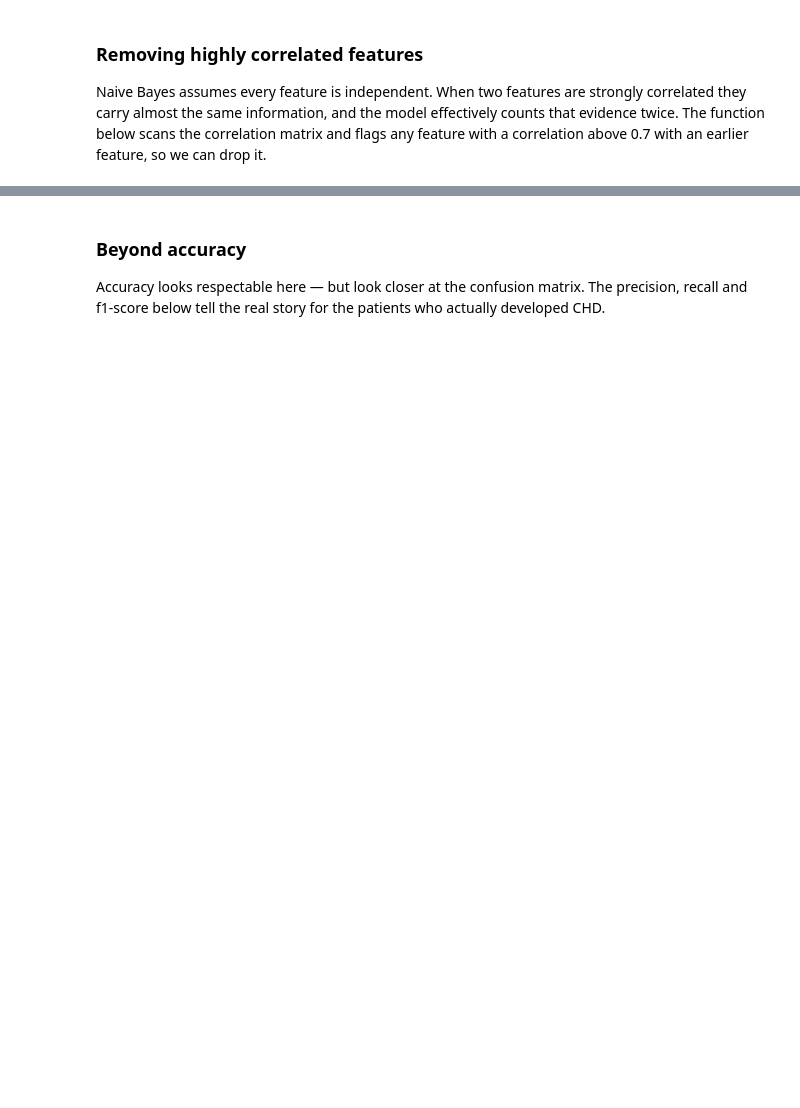
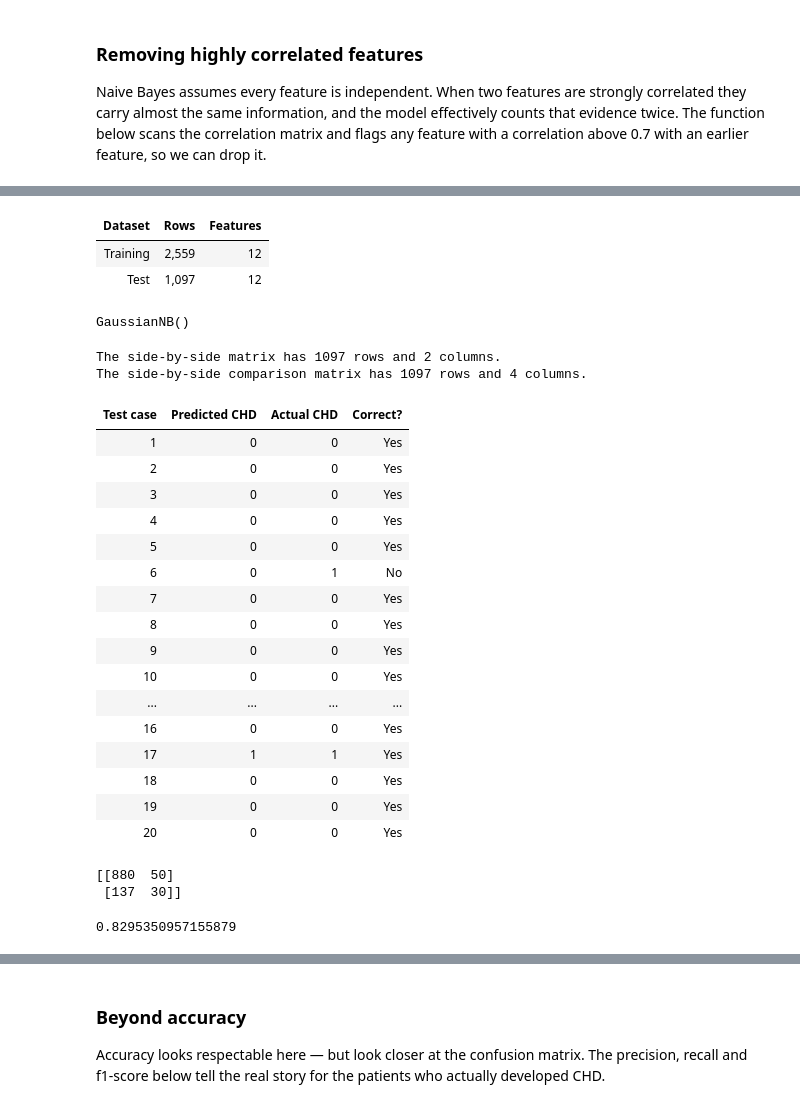
Before and after one commit to nirvana644/IATD-Machine-Learning-Algorithms, a Jupyter notebook: 3_b_NaiveBayes_FraminghamCHD.ipynb, the cells around one changed output, grey strips where cells are left out. Saved outputs shown, nothing was run; the diff lists cells and outputs as text; code cells hidden in the pictures; blank space fills up the shorter version.

```diff
--- a/3_b_NaiveBayes_FraminghamCHD.ipynb
+++ b/3_b_NaiveBayes_FraminghamCHD.ipynb
@@ -88,19 +270,25 @@ plt.show()
 
 Naive Bayes assumes every feature is independent. When two features are strongly correlated they carry almost the same information, and the model effectively counts that evidence twice. The function below scans the correlation matrix and flags any feature with a correlation above 0.7 with an earlier feature, so we can drop it.
 # %%
+debug_mode = False
 # scan the correlation matrix and collect the name of any feature whose
 # correlation with an earlier feature is stronger than the threshold -
 # those are the columns we will drop before fitting Naive Bayes
 def correlation(dataset, threshold):
     col_corr = set()                                    # Set of all the names of correlated columns
     corr_matrix = dataset.corr()
-    for i in range(len(corr_matrix.columns)):
-        for j in range(i):
+    for i in range(len(corr_matrix.columns)): # The row
+        if debug_mode:
+            print(f"Processing feature {i}: {corr_matrix.columns[i]}")
+            if corr_matrix.columns[i] in ['cigsPerDay', 'diaBP']:
+                print("Feature of interest for debugging found")
+        for j in range(i): # The column
             if abs(corr_matrix.iloc[i, j]) > threshold: # we are interested in absolute coeff value
                 colname = corr_matrix.columns[i]        # getting the name of column
                 col_corr.add(colname)
+                print(f"Feature '{colname}' is highly correlated with feature '{corr_matrix.columns[j]}'")
     return col_corr
 
 # run it on our 14 features with a 0.7 threshold and show what it found
 corr_features = correlation(df[cols], 0.7)
-corr_features
+print(f"The columns with high correlation are: {corr_features}")
@@ -123,7 +376,21 @@ from sklearn.model_selection import train_test_split
 X_train, X_test, y_train, y_test = train_test_split(x, y, test_size=0.3, random_state=0, stratify=y)
 
 # confirm the split: (rows, features) for each set
-X_train.shape, X_test.shape
+#X_train.shape, X_test.shape
+split_summary = pd.DataFrame({
+    'Dataset': ['Training', 'Test'],
+    'Rows': [X_train.shape[0], X_test.shape[0]],
+    'Features': [X_train.shape[1], X_test.shape[1]],
+})
+
+display_table(
+    split_summary,
+    formats={'Rows': '{:,}', 'Features': '{:d}'},
+)
+# %% [output]
+| Dataset | Rows | Features |
+| Training | 2,559 | 12 |
+| Test | 1,097 | 12 |
 # %%
 # standardise the features: rescale each column to mean 0, standard deviation 1,
 # so big-number features (e.g. totChol ~240) don't drown out small ones (e.g. sex_male 0/1)
@@ -145,14 +412,57 @@ classifier = GaussianNB()
 # how common the class is, plus each feature's mean and spread (a bell curve per feature).
 # To predict, it asks: which class makes this patient's numbers most probable?
 classifier.fit(X_train, y_train)
+# %% [output]
+GaussianNB()
 # %%
 # ask the fitted model to predict CHD (1) or no CHD (0) for every test patient
 y_pred = classifier.predict(X_test)
 
 # show the predictions and the actual answers side by side:
 # left column = predicted, right column = actual
 # (reshape turns each 1-D array into a column; concatenate glues the columns together)
-print(np.concatenate((y_pred.reshape(len(y_pred),1), y_test.reshape(len(y_test),1)),1))
+side_by_side_matrix = np.concatenate((y_pred.reshape(len(y_pred),1), y_test.reshape(len(y_test),1)),1)
+#print(side_by_side_matrix)
+print(f"The side-by-side matrix has {side_by_side_matrix.shape[0]} rows and {side_by_side_matrix.shape[1]} columns.")
+
+predicted = np.asarray(y_pred).ravel()
+actual = np.asarray(y_test).ravel()
+
+comparison = pd.DataFrame({
+    'Test case': np.arange(1, len(actual) + 1),
+    'Predicted CHD': predicted,
+    'Actual CHD': actual,
+    'Correct?': np.where(predicted == actual, 'Yes', 'No'),
+})
+
+print(f"The side-by-side comparison matrix has {comparison.shape[0]} rows and {comparison.shape[1]} columns.")
+
+display_table(
+    comparison.head(20),
+    html_style=correctness_html,
+    latex_style=correctness_latex,
+    style_columns=['Correct?'],
+)
+# %% [output]
+The side-by-side matrix has 1097 rows and 2 columns.
+The side-by-side comparison matrix has 1097 rows and 4 columns.
+| Test case | Predicted CHD | Actual CHD | Correct? |
+| 1 | 0 | 0 | Yes |
+| 2 | 0 | 0 | Yes |
+| 3 | 0 | 0 | Yes |
+| 4 | 0 | 0 | Yes |
+| 5 | 0 | 0 | Yes |
+| 6 | 0 | 1 | No |
+| 7 | 0 | 0 | Yes |
+| 8 | 0 | 0 | Yes |
+| 9 | 0 | 0 | Yes |
+| 10 | 0 | 0 | Yes |
+| ... | ... | ... | ... |
+| 16 | 0 | 0 | Yes |
+| 17 | 1 | 1 | Yes |
+| 18 | 0 | 0 | Yes |
+| 19 | 0 | 0 | Yes |
+| 20 | 0 | 0 | Yes |
 # %%
 # count how the predictions line up with the actual answers
 from sklearn.metrics import confusion_matrix, accuracy_score
@@ -165,6 +475,10 @@ print(cm)
 
 # accuracy = (true negatives + true positives) / all test patients
 accuracy_score(y_test, y_pred)
+# %% [output]
+[[880  50]
+ [137  30]]
+0.8295350957155879
 # %%
 
 # rebuild the confusion matrix (same numbers as the previous cell)
```
Also changed, not shown: parts of 14 cells of this notebook, 1 other file.
